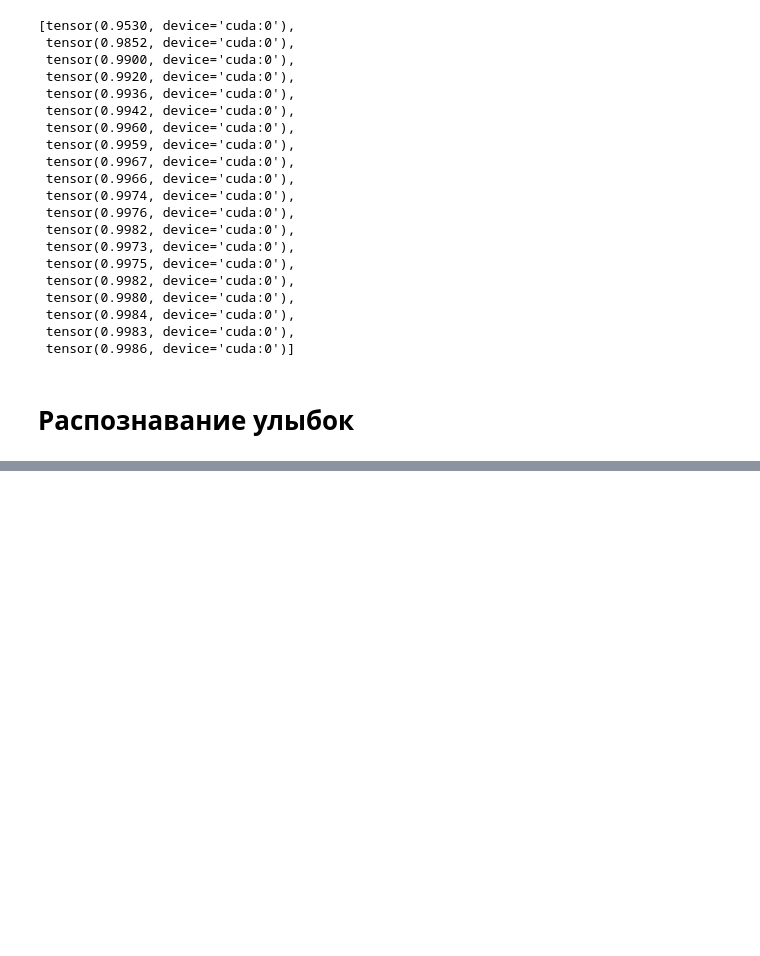
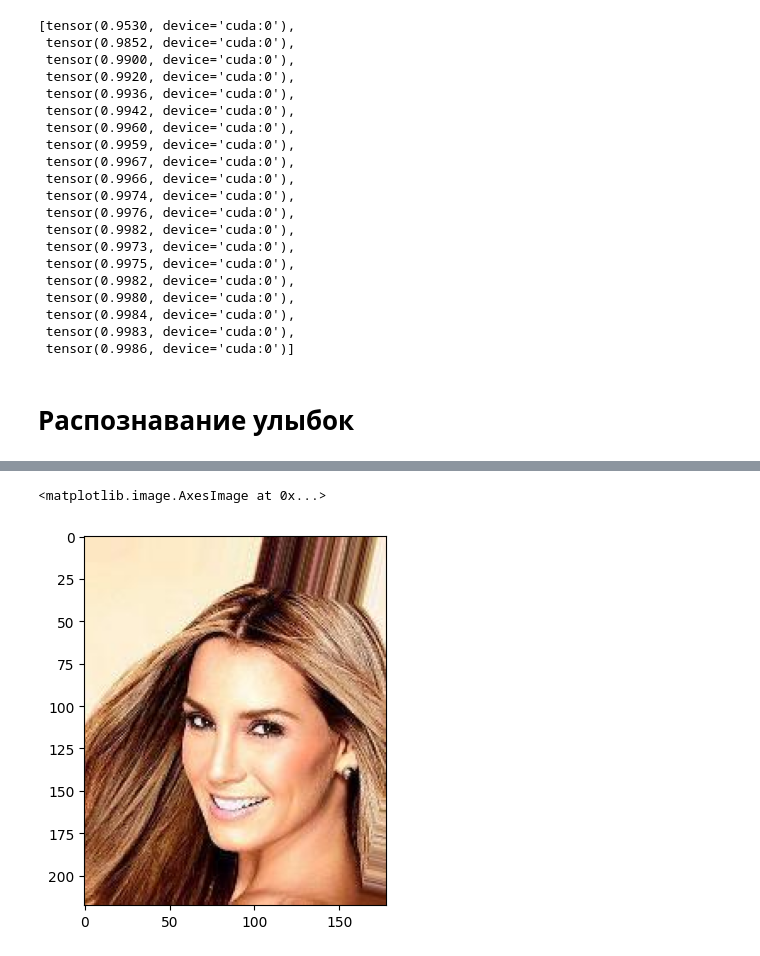
Before and after one commit to Swanger-Iz/ML_pytorch_lessons, a Jupyter notebook: book_rashka/NNs/cnn/conv_nns.ipynb, the cells around one changed output, grey strips where cells are left out. Saved outputs shown, nothing was run; the diff lists cells and outputs as text; code cells hidden in the pictures; blank space fills up the shorter version.

```diff
--- a/book_rashka/NNs/cnn/conv_nns.ipynb
+++ b/book_rashka/NNs/cnn/conv_nns.ipynb
@@ -258,0 +411,5 @@ plt.show()
+# %%
+plt.imshow(img)
+# %% [output]
+<matplotlib.image.AxesImage at 0x...>
+[figure, added]
```
Also changed, not shown: parts of 35 cells of this notebook.
